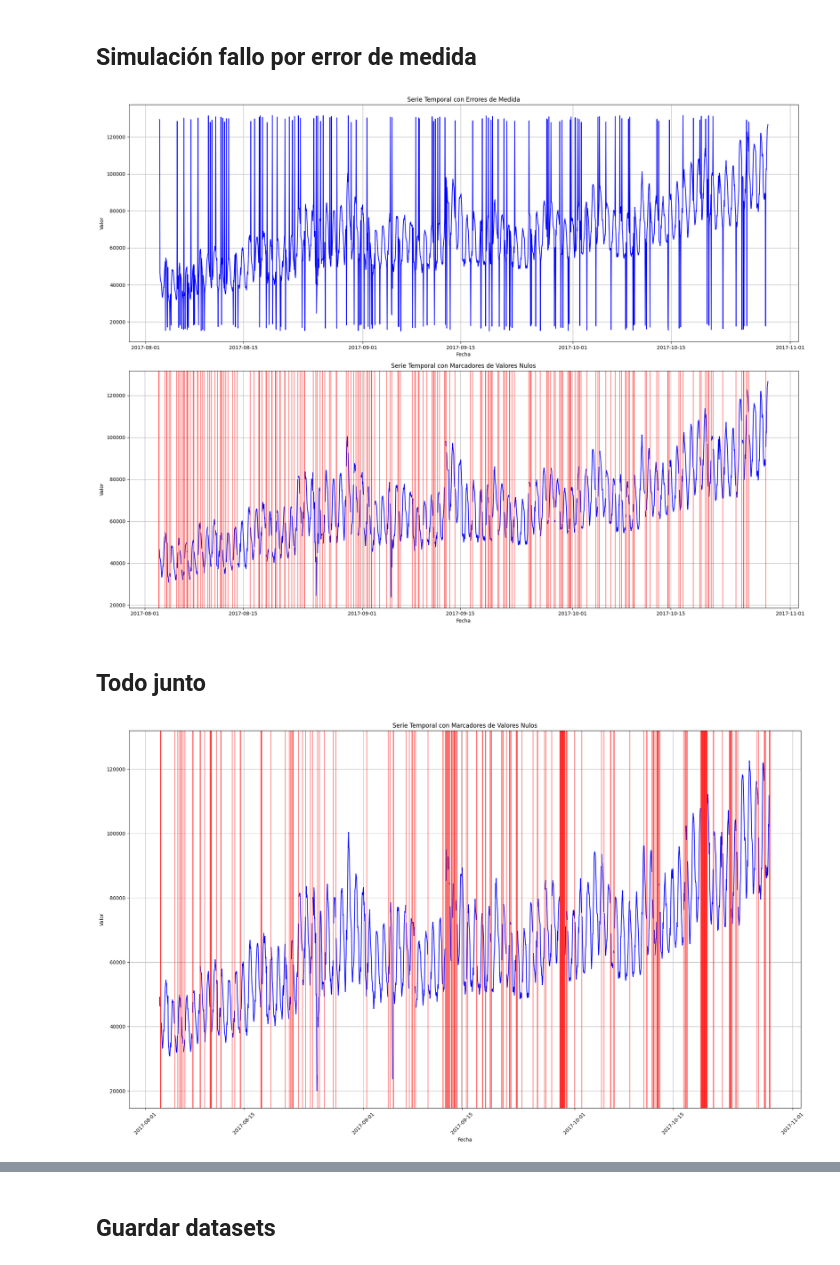
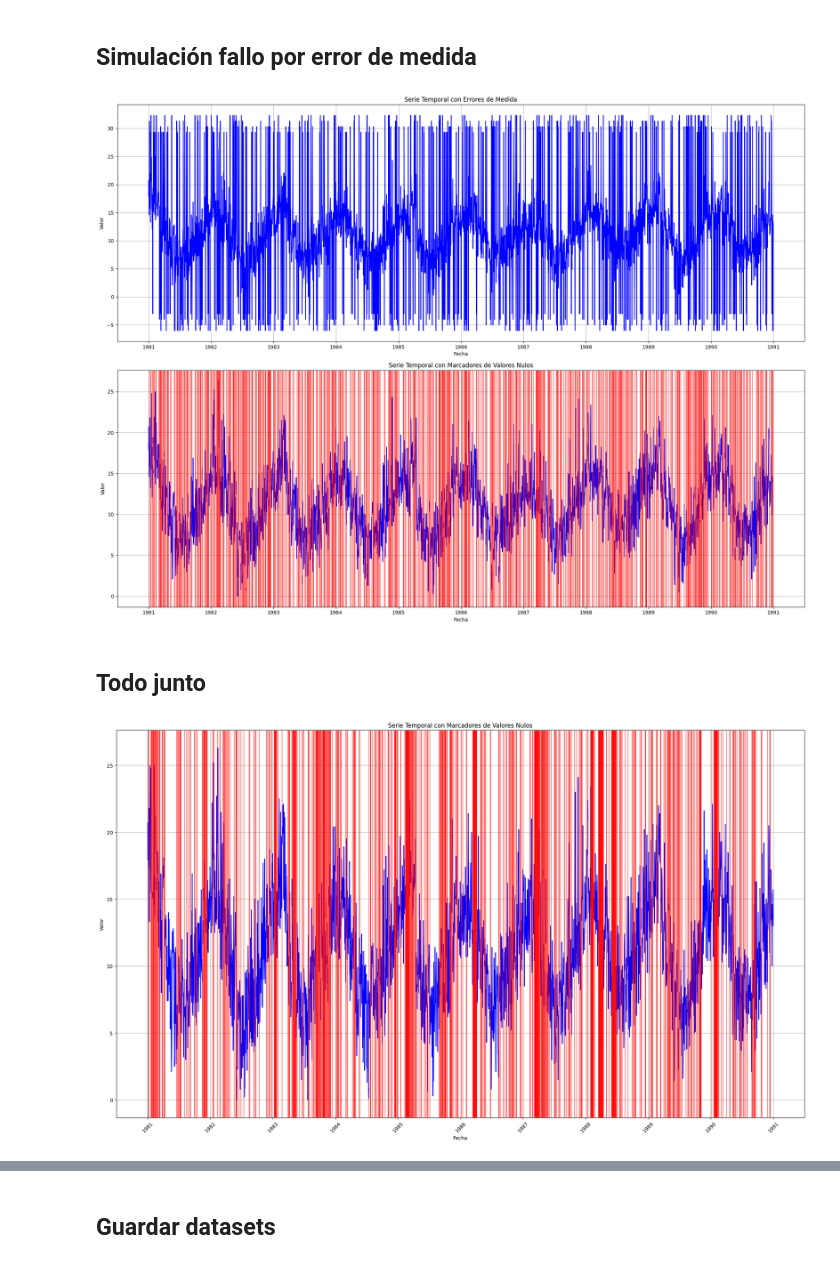
Before and after one commit to amangelluis/WorkspaceTFG, a Jupyter notebook: code/create_missing_values.ipynb, the cells around one changed output, grey strips where cells are left out. Saved outputs shown, nothing was run; the diff lists cells and outputs as text; code cells hidden in the pictures.

```diff
--- a/code/create_missing_values.ipynb
+++ b/code/create_missing_values.ipynb
@@ -14,10 +14,10 @@ import random
 # %% [markdown]
 Establecemos el porcentaje de nulos que deseamos generar
 # %%
-porcentaje = 0.1
+porcentaje = 0.2
 # %%
 warnings.filterwarnings('ignore', category=SyntaxWarning)  # Porque el \d de \data y \daily lo toma como un valor especial
-dataframe = pd.read_csv("..\data\\ads_hour.csv", header=0, index_col=0, parse_dates=True)
+dataframe = pd.read_csv("..\data\monthly-sunspots.csv", header=0, index_col=0, parse_dates=True)
 series = dataframe.squeeze('columns')
 series.head()
 # %% [output]
@@ -56,8 +56,8 @@ dataframe.isnull().melt().pipe(lambda df: (sns.displot(data=df, y='variable', hu
 # %% [markdown]
 Comprobamos si están todos los días
 # %%
-#series = series.resample('ME').mean() # Para los meses
+series = series.resample('ME').mean() # Para los meses
 #series = series.resample('D').mean() # Para los dias
-series = series.resample('h').mean() #Para las horas
+#series = series.resample('h').mean() #Para las horas
 series[series.isna()]
 # %% [output]
@@ -309,9 +315,9 @@ indices_con_errores = np.random.choice(series.index, size=n_eliminar, replace=Fa
 for i in indices_con_errores:
     seleccion = random.choice([minimo, maximo])
     if seleccion > minimo:
-        serie_error_medida.loc[i] =  maximo + random.randint(1000,5000)
+        serie_error_medida.loc[i] =  maximo + random.randint(3,6)
     else:
-        serie_error_medida.loc[i] = minimo - random.randint(1000,5000)
+        serie_error_medida.loc[i] = minimo - random.randint(3,6)
 
 # Los elimino
 serie_nulos_error_medida = serie_error_medida.copy()
@@ -346,7 +352,7 @@ ax[0].grid(True)
 plt.tight_layout()
 plt.show()
 # %% [output]
-[figure, old version]
+[figure, new version]
 # %% [markdown]
 ## Todo junto
 # %%
@@ -355,7 +361,7 @@ serie_nulos_mix_inicio = serie_nulos_mix.iloc[0:int(len(serie_nulos_mix)/2)]
 serie_nulos_mix_final = serie_nulos_mix.iloc[int(len(serie_nulos_mix)/2):len(serie_nulos_mix)]
 
 n_eliminar = int(len(series) * porcentaje)
-n_eliminar_por_seccion = int(n_eliminar/4) +1
+n_eliminar_por_seccion = int(n_eliminar/2) +1
 
 # Seccion errores de medida
 np.random.seed(3) # para tener resultados repetibles
@@ -369,34 +375,34 @@ min = 1
 max = 2
 n_eliminar_inicio_interferencias = int(n_eliminar_por_seccion*0.5)
 
 # Como nuestra funcion se detiene al alcanzar los nulos a eliminar deseados, si simplemente ponemos "n_eliminar_inicio_interferencias" no llegaría a eliminar
 # nada, ya que ya se han eliminado unas cuantas filas en la seccion anterior, por lo que debemos acarrear la suma en cada sección
 suma_a_eliminar = n_eliminar_por_seccion + n_eliminar_inicio_interferencias
 serie_nulos_mix = eliminar_consecutivos(serie_nulos_mix, serie_nulos_mix_inicio.index, suma_a_eliminar, min, max)
 suma_a_eliminar = 2*n_eliminar_por_seccion
 serie_nulos_mix = eliminar_consecutivos(serie_nulos_mix, serie_nulos_mix_final.index, suma_a_eliminar, min, max)
 
 # Seccion batería
 random.seed(2) # para tener resultados repetibles
 min = 5
 max = 30
 n_eliminar_inicio_bateria = int(n_eliminar_por_seccion*0.25)
 
 suma_a_eliminar = 2*n_eliminar_por_seccion + n_eliminar_inicio_bateria
 serie_nulos_mix = eliminar_consecutivos(serie_nulos_mix, serie_nulos_mix_inicio.index, suma_a_eliminar, min, max)
 suma_a_eliminar = 3*n_eliminar_por_seccion
 serie_nulos_mix = eliminar_consecutivos(serie_nulos_mix, serie_nulos_mix_final.index, suma_a_eliminar, min, max)
 
 # Seccion interferencias cardiovascular
 random.seed(3)
 min=1
 max=48
 suma_a_eliminar = 4*n_eliminar_por_seccion
 serie_nulos_mix = eliminar_zona(serie_nulos_mix, serie_nulos_mix.index, suma_a_eliminar, min, max)
 
 dibuja_datos(serie_nulos_mix)
 # %% [output]
-[figure, old version]
+[figure, new version]
 # %%
 serie_nulos_mix[serie_nulos_mix.isna()]
 # %% [output]
```
Also changed, not shown: parts of 15 cells of this notebook.
